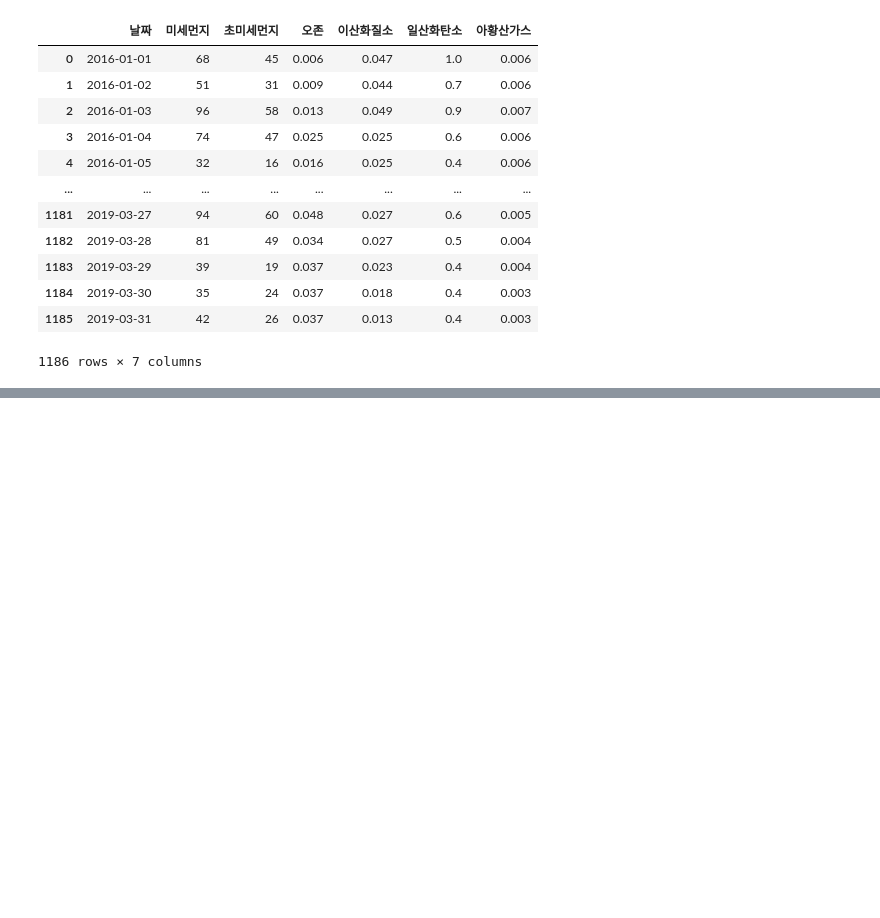
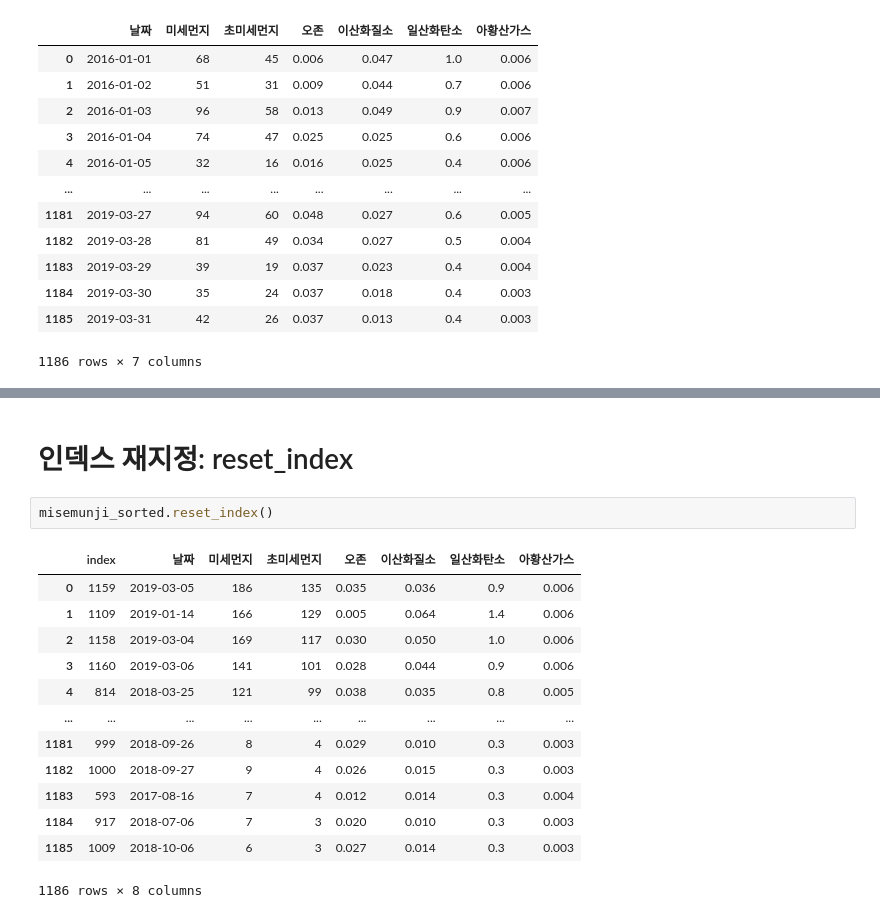
Before and after one commit to jd0421/ICT, a Jupyter notebook: Data_analysis_mid_240831_241110/python/Pandas.ipynb, the cells around one changed output, grey strips where cells are left out. Cells and saved outputs as stored; diff of their text form; blank space fills up the shorter version.

```diff
--- a/Data_analysis_mid_240831_241110/python/Pandas.ipynb
+++ b/Data_analysis_mid_240831_241110/python/Pandas.ipynb
@@ -108,0 +64,18 @@ print(pollution)
+# %% [markdown]
+# 인덱스 재지정: reset_index
+# %%
+misemunji_sorted.reset_index()
+# %% [output]
+|  | index | 날짜 | 미세먼지 | 초미세먼지 | 오존 | 이산화질소 | 일산화탄소 | 아황산가스 |
+| 0 | 1159 | 2019-03-05 | 186 | 135 | 0.035 | 0.036 | 0.9 | 0.006 |
+| 1 | 1109 | 2019-01-14 | 166 | 129 | 0.005 | 0.064 | 1.4 | 0.006 |
+| 2 | 1158 | 2019-03-04 | 169 | 117 | 0.030 | 0.050 | 1.0 | 0.006 |
+| 3 | 1160 | 2019-03-06 | 141 | 101 | 0.028 | 0.044 | 0.9 | 0.006 |
+| 4 | 814 | 2018-03-25 | 121 | 99 | 0.038 | 0.035 | 0.8 | 0.005 |
+| ... | ... | ... | ... | ... | ... | ... | ... | ... |
+| 1181 | 999 | 2018-09-26 | 8 | 4 | 0.029 | 0.010 | 0.3 | 0.003 |
+| 1182 | 1000 | 2018-09-27 | 9 | 4 | 0.026 | 0.015 | 0.3 | 0.003 |
+| 1183 | 593 | 2017-08-16 | 7 | 4 | 0.012 | 0.014 | 0.3 | 0.004 |
+| 1184 | 917 | 2018-07-06 | 7 | 3 | 0.020 | 0.010 | 0.3 | 0.003 |
+| 1185 | 1009 | 2018-10-06 | 6 | 3 | 0.027 | 0.014 | 0.3 | 0.003 |
+1186 rows × 8 columns
```
Also changed, not shown: parts of 19 cells of this notebook.
